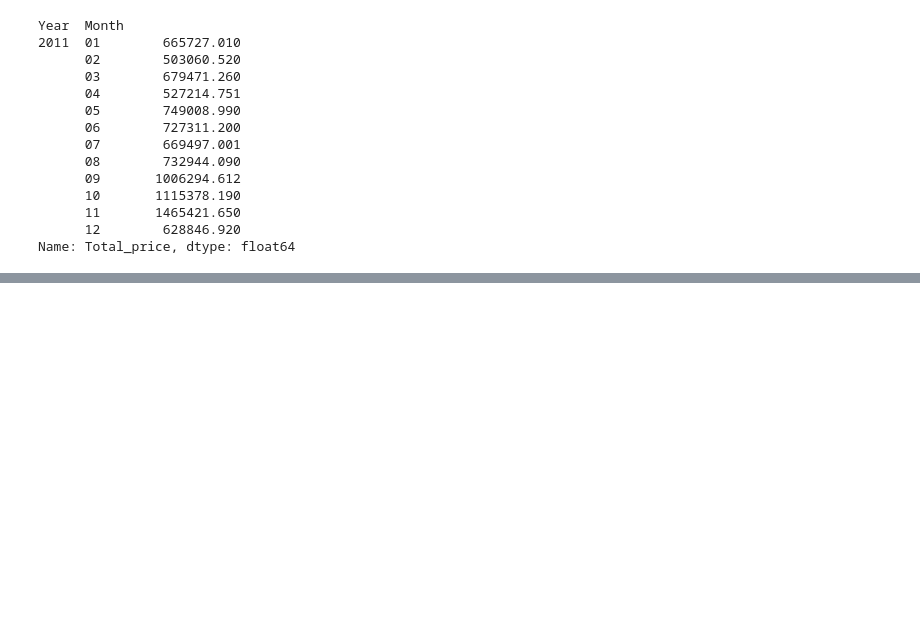
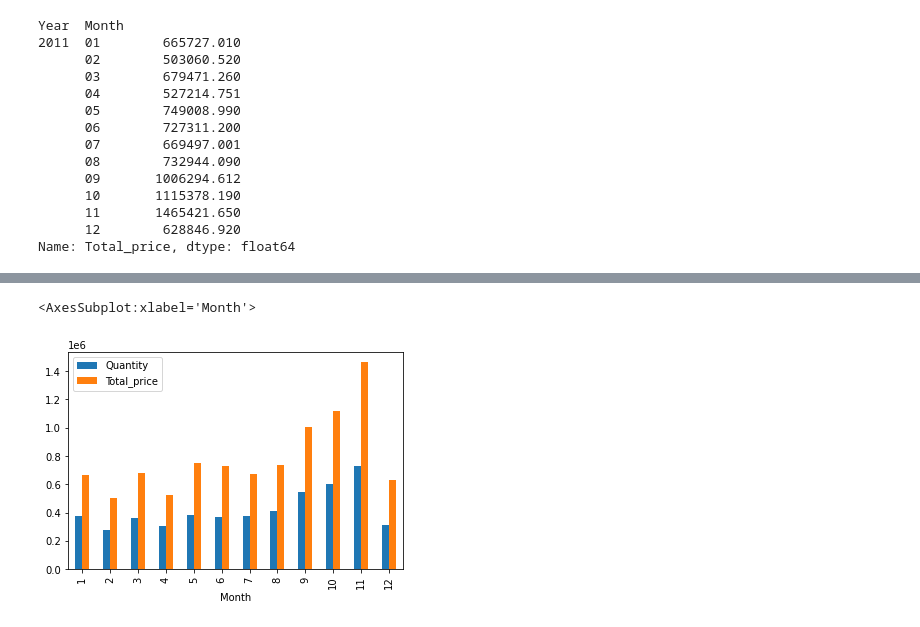
Before and after one commit to kundusandeepan/market_basket_analysis, a Jupyter notebook: Untitled.ipynb, the cells around one changed output, grey strips where cells are left out. Saved outputs shown, nothing was run; the diff lists cells and outputs as text; code cells hidden in the pictures; blank space fills up the shorter version.

```diff
--- a/Untitled.ipynb
+++ b/Untitled.ipynb
@@ -275,5 +279,15 @@ import matplotlib
 import numpy as np
 import matplotlib.pyplot as plt
 # %%
-data_df.plot(x="Month",y=["Total_price","Quantity"],kind="bar")
-plt.show()
+df2 = data_df[['Month', 'Quantity', "Total_price"]].copy()
+# %%
+#df2.head(50000)
+df3=df2.groupby(['Month']).sum()
+df4 = df3.reset_index()
+#df4
+#print (data_df.groupby(['Month']).groups)
+# %%
+df4.plot(x="Month", y=["Quantity","Total_price"],kind="bar")
+# %% [output]
+<AxesSubplot:xlabel='Month'>
+[figure, added]
```
Also changed, not shown: parts of 3 cells of this notebook.
